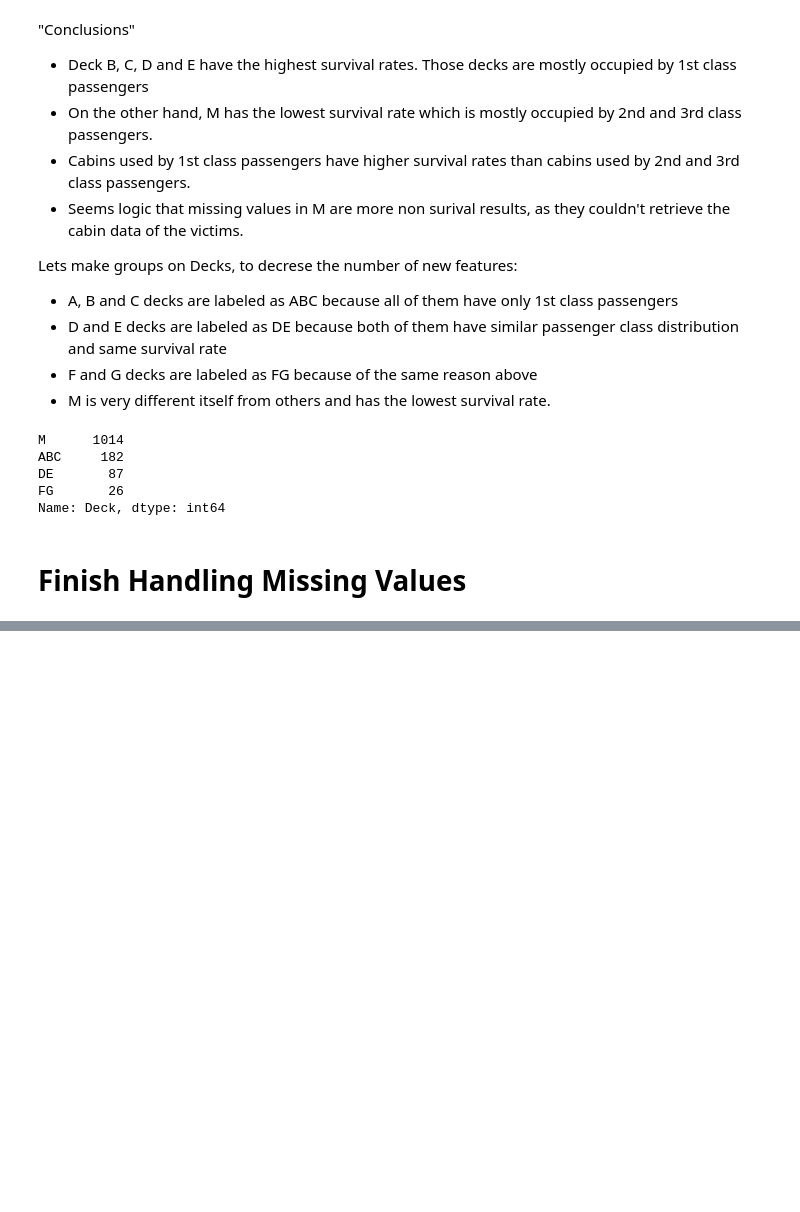
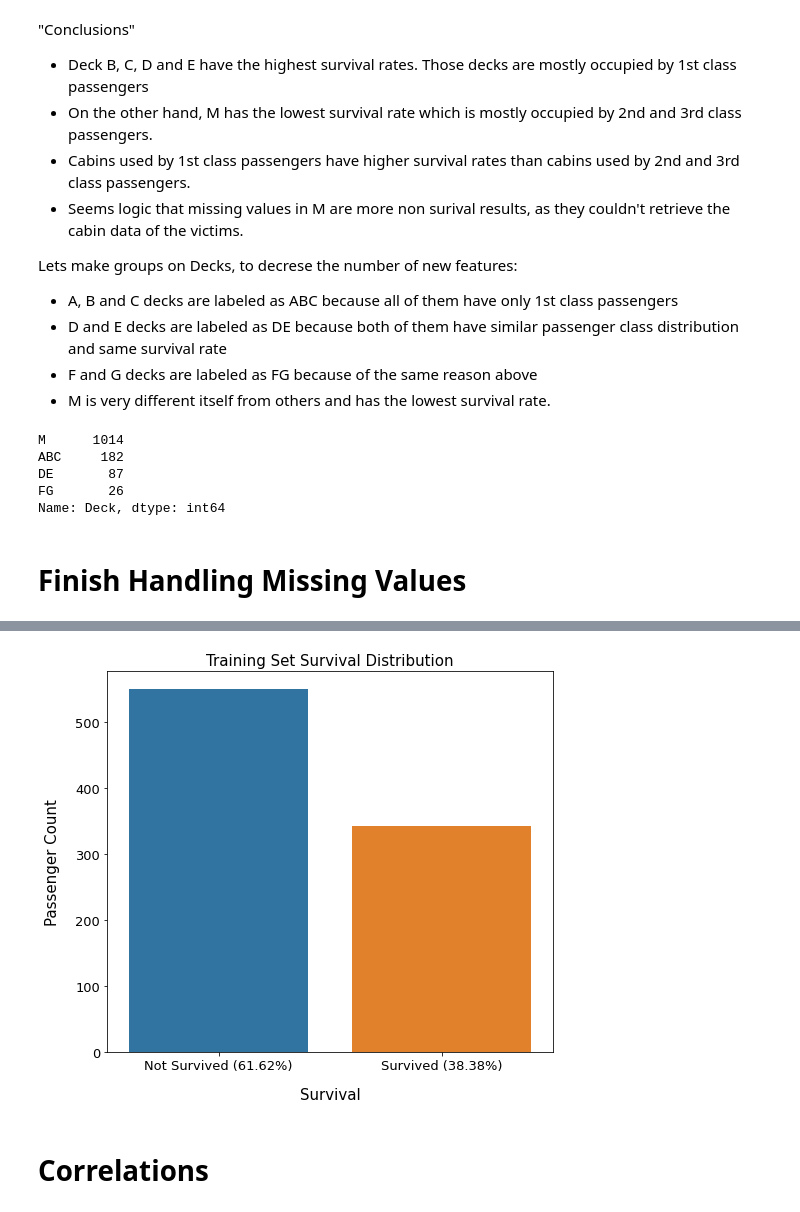
Before and after one commit to jtavara23/Titanic_survivor_prediction, a Jupyter notebook: main.ipynb, the cells around one changed output, grey strips where cells are left out. Cells and saved outputs as stored; diff of their text form; code cells hidden in the pictures; blank space fills up the shorter version.

```diff
--- a/main.ipynb
+++ b/main.ipynb
@@ -548 +547,21 @@ Deck              0
 dtype: int64
+# %%
+survived = df_train['Survived'].value_counts()[1]
+not_survived = df_train['Survived'].value_counts()[0]
+survived_per = survived / df_train.shape[0] * 100
+not_survived_per = not_survived / df_train.shape[0] * 100
+
+plt.figure(figsize=(8, 7))
+sns.countplot(df_train['Survived'])
+
+plt.xlabel('Survival', size=15, labelpad=15)
+plt.ylabel('Passenger Count', size=15, labelpad=15)
+plt.xticks((0, 1), ['Not Survived ({0:.2f}%)'.format(not_survived_per), 'Survived ({0:.2f}%)'.format(survived_per)])
+plt.tick_params(axis='x', labelsize=13)
+plt.tick_params(axis='y', labelsize=13)
+
+plt.title('Training Set Survival Distribution', size=15)
+
+plt.show()
+# %% [output]
+[figure, added]
@@ -548,0 +572,2 @@ dtype: int64
+# %% [markdown]
+# Correlations
```
Also changed, not shown: parts of 16 cells of this notebook.
